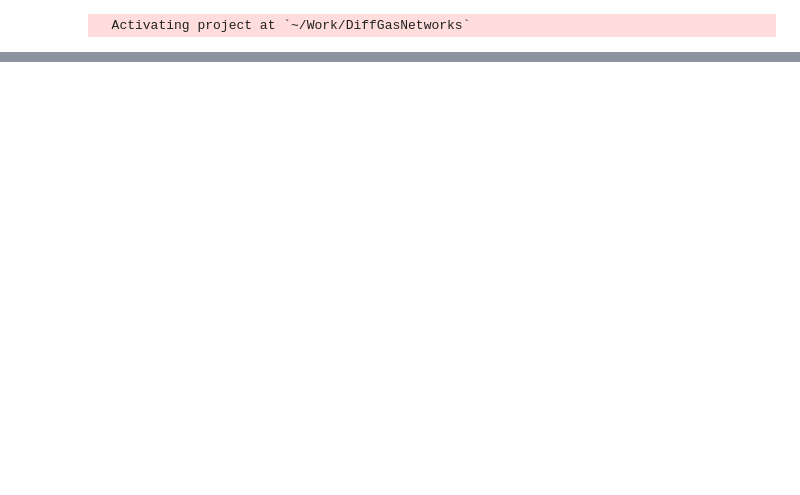
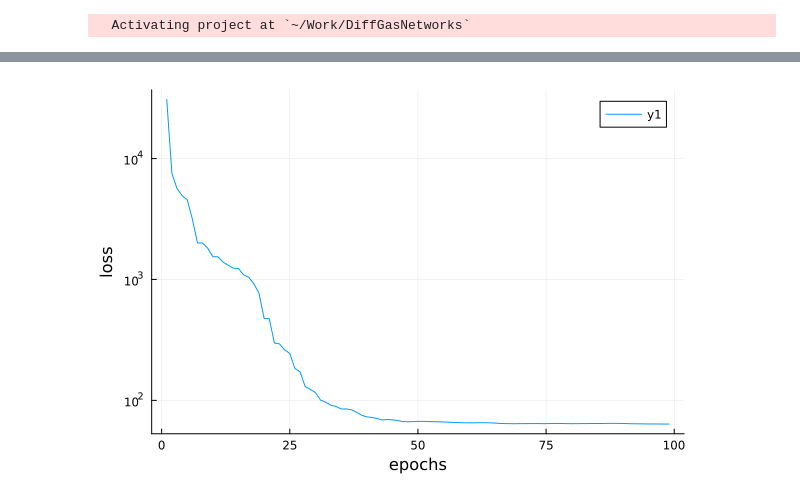
Before and after one commit to cmhyett/DiffGasNetworks, a Jupyter notebook: src/dev_notebook.ipynb, the cells around one changed output, grey strips where cells are left out. Drawn from its saved outputs; the diff is of its cells as text; code cells hidden in the pictures; blank space fills up the shorter version.

```diff
--- a/src/dev_notebook.ipynb
+++ b/src/dev_notebook.ipynb
@@ -80,0 +129,35 @@ loss(params)
+# %%
+max_epoch = 100;
+losses = zeros(max_epoch)
+lr = 1e-3
+ps = vcat([[node_max_fluxes[i] for j in 1:num_bc_per_node] for i in 1:length(net.vertices)]...)
+ps[1:num_bc_per_node] .= 100.0;
+lb = 1.1*ps;
+ub = zeros(length(lb));
+lb[1:num_bc_per_node] .= 0.0;
+ub[1:num_bc_per_node] .= 225.0
+lb[7*num_bc_per_node+1:8*num_bc_per_node] .= 0.0;
+ub[7*num_bc_per_node+1:8*num_bc_per_node] .= 500;
+best_params = zeros(length(ps));
+
+objective(opt_vars, opt_params) = loss_fn(opt_vars, prob)
+opt_fn = OptimizationFunction(objective, AutoZygote())
+itr_count = 0
+function _cb(state, loss_val)
+    global itr_count += 1;
+    losses[itr_count] = loss_val;
+    if ((itr_count > 1) && (loss_val < minimum(losses[1:itr_count-1])))
+        best_params .= state.u;
+    end
+    #if ((state.iter+1) % 50 == 0)
+        println("iter = $(itr_count), loss = $(loss_val)");
+    #end
+    if (itr_count == max_epoch-1)
+        print("exit criteria hit")
+        return true
+    else
+        return false
+    end
+end
+opt_prob = OptimizationProblem(opt_fn, ps, nothing, lb=lb, ub=ub)
+opt_sol = solve(opt_prob, LBFGS(), maxiters=max_epoch, callback=_cb, x_tol=1e-2, g_tol=1e-3)
@@ -80,0 +199,4 @@ loss(params)
+# %%
+plot(losses[findall(x->x!=0.0, losses)], ylabel="loss", xlabel="epochs", yaxis=:log)
+# %% [output]
+[figure, added]
```
Also changed, not shown: parts of 34 cells of this notebook, 2 other files.
